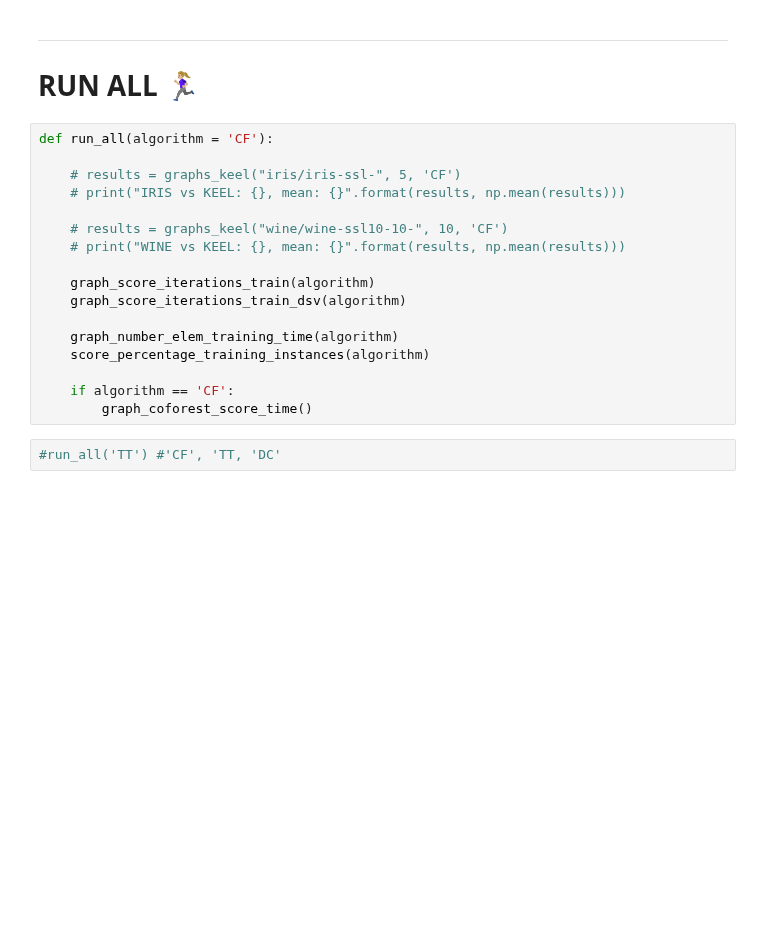
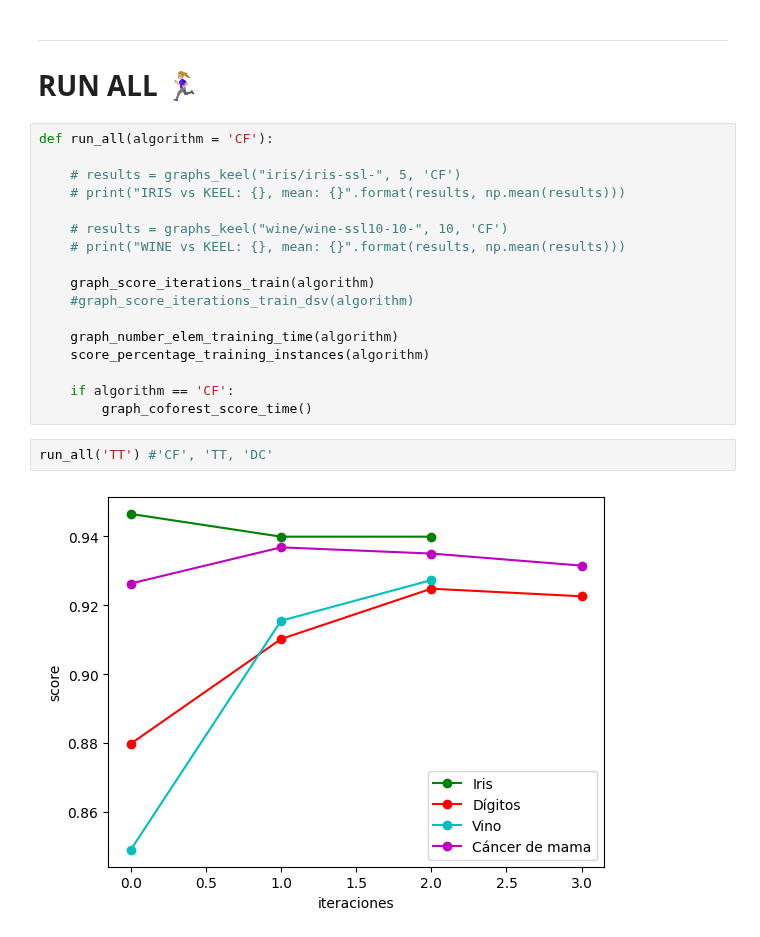
Before and after one commit to phf1001/semisupervised-learning-in-cibersecurity, a Jupyter notebook: src/models/notebooks/algorithms-graphs-generator.ipynb, the cells around one changed output. Drawn from its saved outputs; the diff is of its cells as text; blank space fills up the shorter version.

Commit message:
[S12] docs: tritraining graphs individual

```diff
--- a/src/models/notebooks/algorithms-graphs-generator.ipynb
+++ b/src/models/notebooks/algorithms-graphs-generator.ipynb
@@ -592,7 +591,7 @@ def run_all(algorithm = 'CF'):
     # print("WINE vs KEEL: {}, mean: {}".format(results, np.mean(results)))
 
     graph_score_iterations_train(algorithm)
-    graph_score_iterations_train_dsv(algorithm)
+    #graph_score_iterations_train_dsv(algorithm)
 
     graph_number_elem_training_time(algorithm)
     score_percentage_training_instances(algorithm)
@@ -600,4 +599,6 @@ def run_all(algorithm = 'CF'):
     if algorithm == 'CF':
         graph_coforest_score_time()
 # %%
-#run_all('TT') #'CF', 'TT, 'DC'
+run_all('TT') #'CF', 'TT, 'DC'
+# %% [output]
+[figure, added]
```
Also changed, not shown: parts of 3 cells of this notebook, 10 other files.
